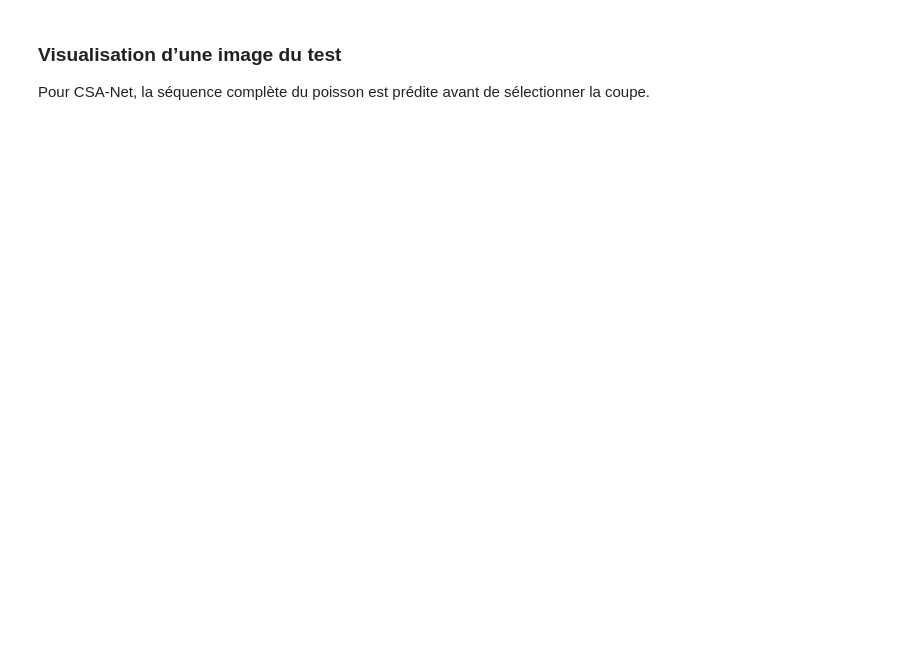
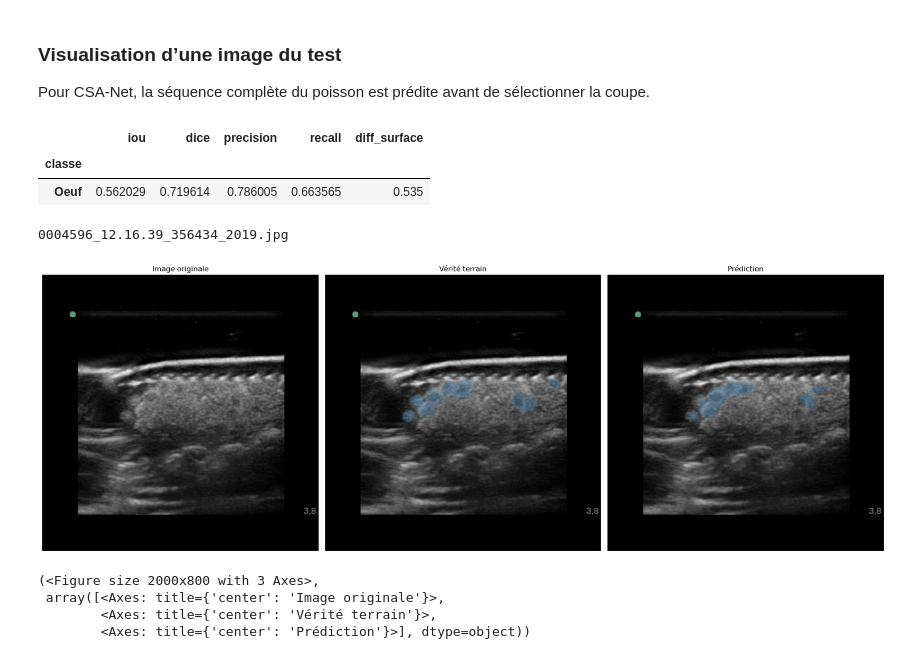
Before and after one commit to loranedp/Stage-GonAIde-2026, a Jupyter notebook: Debut/UNet/test_unet.ipynb, the cells around one changed output. Saved outputs shown, nothing was run; the diff lists cells and outputs as text; code cells hidden in the pictures; blank space fills up the shorter version.

Commit message:
Distinction visuelle des différentes instances : résultats cohérents.3

```diff
--- a/Debut/UNet/test_unet.ipynb
+++ b/Debut/UNet/test_unet.ipynb
@@ -38,14 +34,15 @@ from models.CSANet import CSANet
 from models.EggSegmentationHVUNet import EggSegmentationHVUNet, postprocess_egg_instances
 # %% [markdown]
 ### Configuration et reproductibilité
+# %%
+MODEL_NAME = "UNet"  # UNet, AttentionUNet++, EggSegmentationHVUNet, CSANet
+DATASET_NAME = "oeufs"  # 2classes, 3classes, oeufs ; CSA-Net : 3classes uniquement
+IGNORE = False  # Même convention que les notebooks d’évaluation
+IMAGE_SIZE = (512, 512)
+THRESHOLD = 0.7
+K_FOLDS = 5
 # %%
-MODEL_NAME = "EggSegmentationHVUNet"  # UNet, AttentionUNet++, EggSegmentationHVUNet, CSANet
-DATASET_NAME = "oeufs"  # 2classes, 3classes, oeufs ; CSA-Net : 3classes uniquement
-IGNORE = False  # Même convention que les notebooks d’évaluation
 SEED = 42
-IMAGE_SIZE = (512, 512)
-THRESHOLD = 0.5
-K_FOLDS = 5
 random.seed(SEED)
 np.random.seed(SEED)
 torch.manual_seed(SEED)
@@ -184,7 +193,7 @@ def predict_batch(batch):
             instances = torch.stack([torch.from_numpy(postprocess_egg_instances(
                 output, mask_threshold=THRESHOLD)[1]) for output in hv_sum / len(models_ensemble)]).to(device)
         else:
-            instances = split_eggs(pred, min_distance=8, min_area=100,
+            instances = split_eggs(pred, min_distance=6, min_area=100,
                                    ouverture_size=3, ouverture_iterations=1)
         pred = (instances > 0).unsqueeze(1) & valid
     else:
@@ -232,10 +241,21 @@ for batch in test_loader:
         stem = Path(name).stem
         # Dépadding avant affichage et export dans le référentiel cropé (510 × 380).
         image_crop = unpad_array(images[i]).cpu()
-        true_crop = unpad_array(true[i]).cpu()
-        pred_crop = unpad_array(pred[i]).cpu()
-        combined = np.hstack((overlay_mask(image_crop, true_crop, alpha=0.4),
-                              overlay_mask(image_crop, pred_crop, alpha=0.4)))
+        if DATASET_NAME == "oeufs":
+            # Conserver les identifiants du split / post-traitement HV pour les couleurs.
+            true_instances = split_eggs(true[i:i + 1], min_distance=8, min_area=100,
+                                       ouverture_size=3, ouverture_iterations=1)[0]
+            true_crop = unpad_array(true_instances).cpu()
+            pred_crop = unpad_array(instances[i]).cpu()
+        else:
+            true_crop = unpad_array(true[i]).cpu()
+            pred_crop = unpad_array(pred[i]).cpu()
+        combined = np.hstack((
+            overlay_colored_mask(image_crop, true_crop, alpha=0.4,
+                                 dataset_name=DATASET_NAME, class_names=class_names),
+            overlay_colored_mask(image_crop, pred_crop, alpha=0.4,
+                                 dataset_name=DATASET_NAME, class_names=class_names),
+        ))
         Image.fromarray(combined).save(results_dir / f"{stem}.png")
         polygons = []
         for c in range(num_classes):
@@ -289,32 +329,49 @@ PROB_THRESHOLD = 0.3
 
 ordered_names = []
 locations = {}
 for dataset_index in range(len(test_dataset)):
     item = test_dataset[dataset_index]
     paths = item["image_path"] if IS_SEQUENCE else [item["image_path"]]
     for slice_index, path in enumerate(paths):
         name = Path(path).name
         ordered_names.append(name)
         locations[name] = (dataset_index, slice_index)
 if VIS_FILENAME is not None and str(VIS_FILENAME).strip():
     selected_name = Path(str(VIS_FILENAME).strip()).name
     if selected_name not in locations:
         raise ValueError(f"Image absente du test exploitable : {selected_name}")
 else:
     if not 0 <= VIS_INDEX < len(ordered_names):
         raise IndexError(f"VIS_INDEX doit être compris entre 0 et {len(ordered_names) - 1}.")
     selected_name = ordered_names[VIS_INDEX]
 if not 0 <= VIS_CLASS < num_classes:
     raise IndexError(f"VIS_CLASS doit être compris entre 0 et {num_classes - 1}.")
 dataset_index, slice_index = locations[selected_name]
 vis_batch = test_collate([test_dataset[dataset_index]])
 vis_images, vis_true, vis_pred, vis_probs, vis_instances, vis_names, vis_sizes = predict_batch(vis_batch)
 vis_metrics = batch_metrics(vis_batch, vis_true, vis_pred, vis_instances, vis_names, vis_sizes)
 _, _, iou, dice, precision, recall, diff_surface = vis_metrics
 display(pd.DataFrame([{"classe": label, "iou": iou[slice_index, c].item(),
                        "dice": dice[slice_index, c].item(), "precision": precision[slice_index, c].item(),
                        "recall": recall[slice_index, c].item(), "diff_surface": diff_surface[slice_index, c].item()}
                       for c, label in enumerate(class_names)]).set_index("classe"))
 print(selected_name)
-plot_segmentation_comparison(vis_images[slice_index].cpu(), vis_true[slice_index].cpu(),
-                             vis_pred[slice_index].cpu(), is_eggs=DATASET_NAME == "oeufs", alpha=0.3)
+if DATASET_NAME == "oeufs":
+    vis_true_display = split_eggs(vis_true[slice_index:slice_index + 1], min_distance=8,
+                                  min_area=100, ouverture_size=3, ouverture_iterations=1)[0]
+    vis_pred_display = vis_instances[slice_index]
+else:
+    vis_true_display = vis_true[slice_index]
+    vis_pred_display = vis_pred[slice_index]
+plot_segmentation_comparison(vis_images[slice_index].cpu(), vis_true_display.cpu(),
+                             vis_pred_display.cpu(), is_eggs=DATASET_NAME == "oeufs", alpha=0.3)
+# %% [output]
+|  | iou | dice | precision | recall | diff_surface |
+| classe |  |  |  |  |  |
+| Oeuf | 0.562029 | 0.719614 | 0.786005 | 0.663565 | 0.535 |
+0004596_12.16.39_356434_2019.jpg
+[figure, added]
+(<Figure size 2000x800 with 3 Axes>,
+ array([<Axes: title={'center': 'Image originale'}>,
+        <Axes: title={'center': 'Vérité terrain'}>,
+        <Axes: title={'center': 'Prédiction'}>], dtype=object))
```
Also changed, not shown: parts of 9 cells of this notebook, 47 other files.
